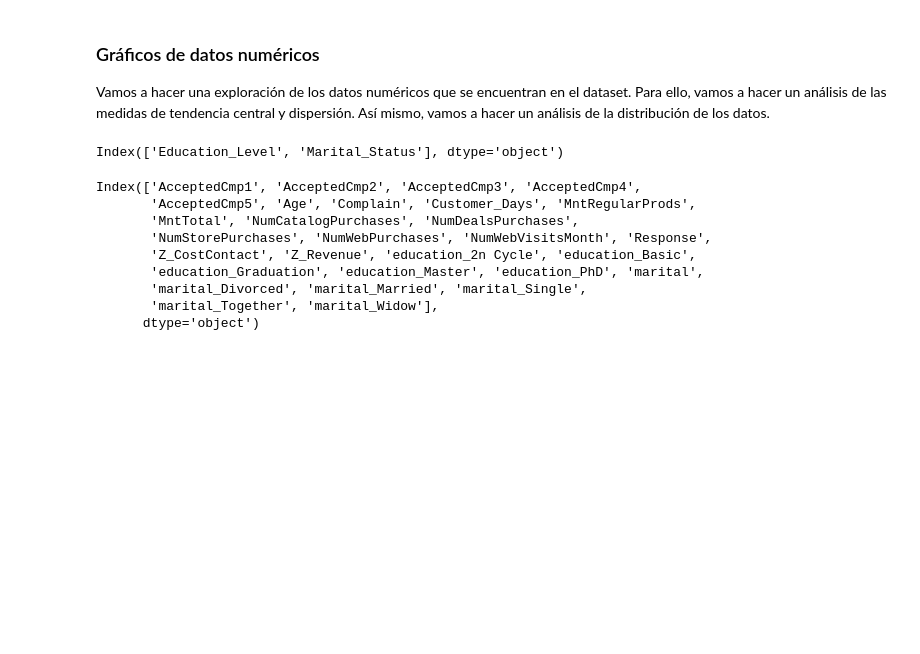
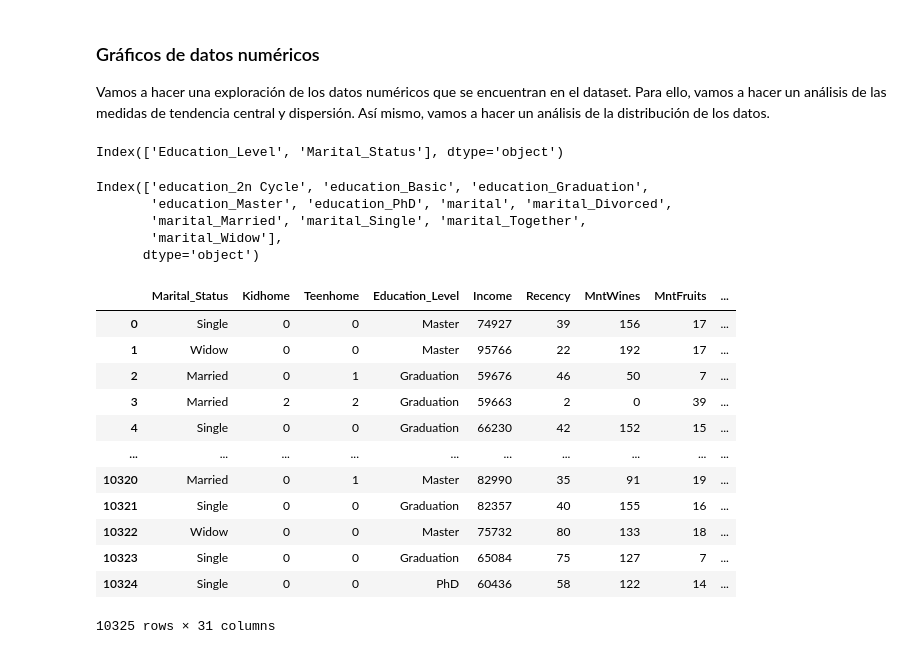
Before and after one commit to Izainea/mercadeia, a Jupyter notebook: 04_tercer_cuaderno.ipynb, the cells around one changed output. Cells and saved outputs as stored; diff of their text form; code cells hidden in the pictures; blank space fills up the shorter version.

```diff
--- a/04_tercer_cuaderno.ipynb
+++ b/04_tercer_cuaderno.ipynb
@@ -289,7 +289,7 @@ import pandas as pd
 import numpy as np
 import matplotlib.pyplot as plt
 
-df_modificado=pd.read_csv("https://raw.githubusercontent.com/Izainea/mercadeia/master/ifood_simulado.csv")
+df_modificado=pd.read_csv("ifood_simulado.csv")
 # %% [markdown]
 ### Gráficos de datos numéricos
 
@@ -306,12 +306,24 @@ Index(['Education_Level', 'Marital_Status'], dtype='object')
 
 df.columns.difference(df_modificado.columns)
 # %% [output]
-Index(['AcceptedCmp1', 'AcceptedCmp2', 'AcceptedCmp3', 'AcceptedCmp4',
-       'AcceptedCmp5', 'Age', 'Complain', 'Customer_Days', 'MntRegularProds',
-       'MntTotal', 'NumCatalogPurchases', 'NumDealsPurchases',
-       'NumStorePurchases', 'NumWebPurchases', 'NumWebVisitsMonth', 'Response',
-       'Z_CostContact', 'Z_Revenue', 'education_2n Cycle', 'education_Basic',
-       'education_Graduation', 'education_Master', 'education_PhD', 'marital',
-       'marital_Divorced', 'marital_Married', 'marital_Single',
-       'marital_Together', 'marital_Widow'],
+Index(['education_2n Cycle', 'education_Basic', 'education_Graduation',
+       'education_Master', 'education_PhD', 'marital', 'marital_Divorced',
+       'marital_Married', 'marital_Single', 'marital_Together',
+       'marital_Widow'],
       dtype='object')
+# %%
+df_modificado
+# %% [output]
+|  | Marital_Status | Kidhome | Teenhome | Education_Level | Income | Recency | MntWines | MntFruits | ... |
+| 0 | Single | 0 | 0 | Master | 74927 | 39 | 156 | 17 | ... |
+| 1 | Widow | 0 | 0 | Master | 95766 | 22 | 192 | 17 | ... |
+| 2 | Married | 0 | 1 | Graduation | 59676 | 46 | 50 | 7 | ... |
+| 3 | Married | 2 | 2 | Graduation | 59663 | 2 | 0 | 39 | ... |
+| 4 | Single | 0 | 0 | Graduation | 66230 | 42 | 152 | 15 | ... |
+| ... | ... | ... | ... | ... | ... | ... | ... | ... | ... |
+| 10320 | Married | 0 | 1 | Master | 82990 | 35 | 91 | 19 | ... |
+| 10321 | Single | 0 | 0 | Graduation | 82357 | 40 | 155 | 16 | ... |
+| 10322 | Widow | 0 | 0 | Master | 75732 | 80 | 133 | 18 | ... |
+| 10323 | Single | 0 | 0 | Graduation | 65084 | 75 | 127 | 7 | ... |
+| 10324 | Single | 0 | 0 | PhD | 60436 | 58 | 122 | 14 | ... |
+10325 rows × 31 columns
```
Also changed, not shown: parts of 2 cells of this notebook, 4 other files.
